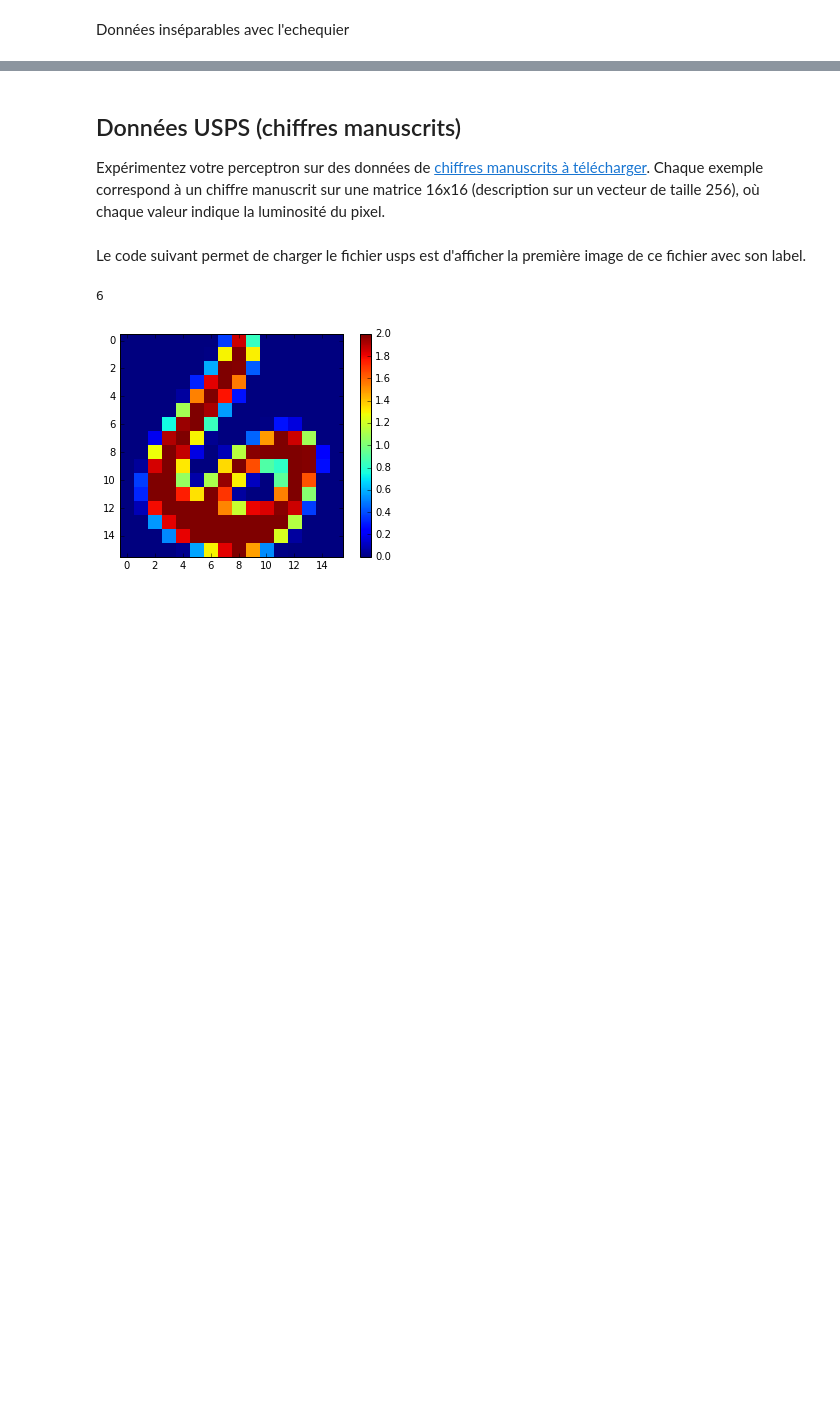
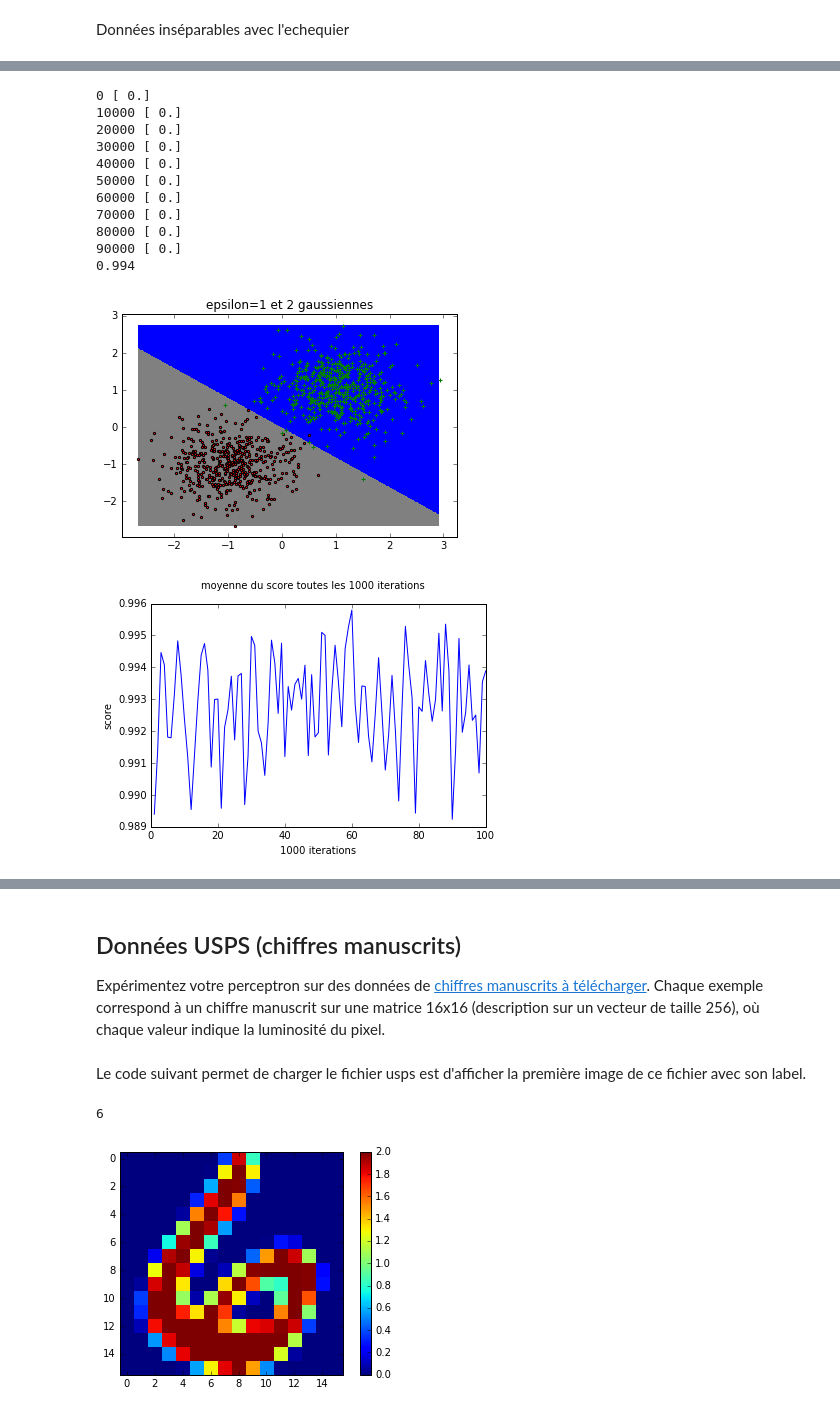
Before and after one commit to alexattia/machine.learning, a Jupyter notebook: TP Machine Learning.ipynb, the cells around one changed output, grey strips where cells are left out. Saved outputs shown, nothing was run; the diff lists cells and outputs as text; code cells hidden in the pictures; blank space fills up the shorter version.

```diff
--- a/TP Machine Learning.ipynb
+++ b/TP Machine Learning.ipynb
@@ -704,0 +528,31 @@ Données inséparables avec l'echequier
+# %%
+### Generer et tracer des donnees
+couts=[]
+datax,datay = gen_arti(data_type=0,nbex=1000,eps=0.5)
+p = PerceptronStochastique(couts,eps=1,max_iter=100000)
+p.fit(datax,datay)
+print (p.score(datax,datay))
+plot_frontiere(datax,p.predict,500)
+plot_data(datax,datay)
+plt.title("epsilon=1 et 2 gaussiennes")
+plt.show()
+
+plt.figure().suptitle('moyenne du score toutes les 1000 iterations')
+plt.plot(range(1,101,1),p.moyenne())
+plt.ylabel('score')
+plt.xlabel('1000 iterations')
+plt.show()
+# %% [output]
+0 [ 0.]
+10000 [ 0.]
+20000 [ 0.]
+30000 [ 0.]
+40000 [ 0.]
+50000 [ 0.]
+60000 [ 0.]
+70000 [ 0.]
+80000 [ 0.]
+90000 [ 0.]
+0.994
+[figure, added]
+[figure, added]
```
Also changed, not shown: parts of 49 cells of this notebook, 1 other file.
